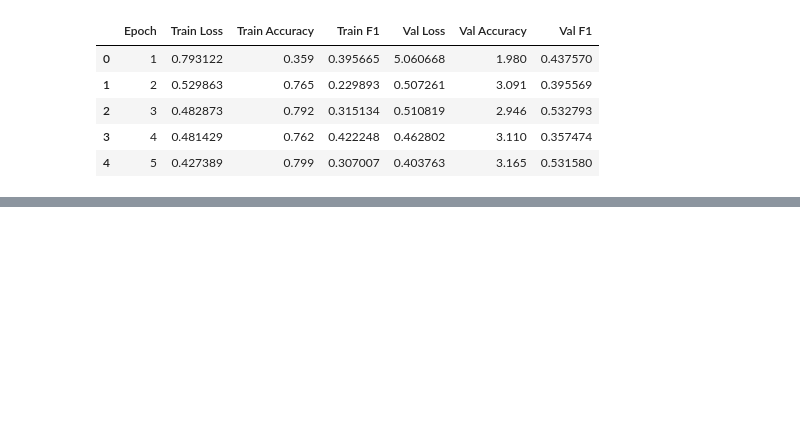
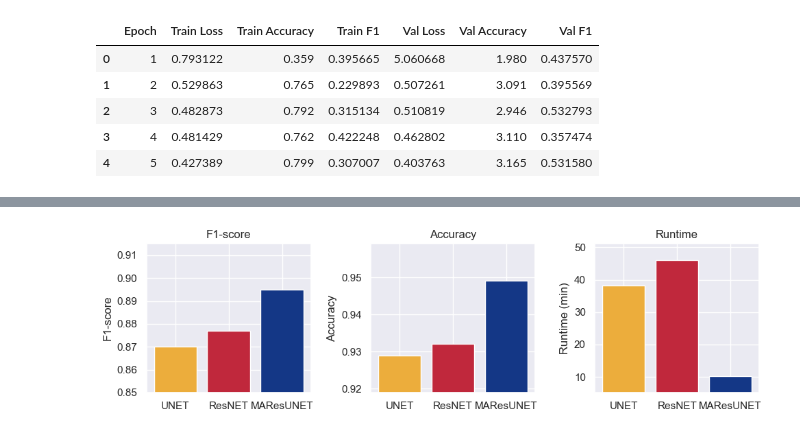
Before and after one commit to CS-433/ml-project-2-mnf, a Jupyter notebook: script/metrics_plot.ipynb, the cells around one changed output, grey strips where cells are left out. Cells and saved outputs as stored; diff of their text form; code cells hidden in the pictures; blank space fills up the shorter version.

```diff
--- a/script/metrics_plot.ipynb
+++ b/script/metrics_plot.ipynb
@@ -117,0 +120,30 @@ plt.show()
+# %%
+models = ['UNET', 'ResNET', 'MAResUNET']
+f1_scores = [0.870, 0.877, 0.895]
+accuracies = [0.929, 0.932, 0.949]
+runtimes_minutes = [38 + 13/60, 46 + 5/60, 10 + 12/60]
+
+fig, axs = plt.subplots(1, 3, figsize=(10, 3))
+
+# F1-score subplot
+axs[0].bar(models, f1_scores, color=['#ecad3c', '#c0283c', '#143786'])
+axs[0].set_ylabel('F1-score')
+axs[0].set_title('F1-score')
+axs[0].set_ylim(min(f1_scores) - 0.02, max(f1_scores) + 0.02)
+
+# Accuracy subplot
+axs[1].bar(models, accuracies, color=['#ecad3c', '#c0283c', '#143786'])
+axs[1].set_ylabel('Accuracy')
+axs[1].set_title('Accuracy')
+axs[1].set_ylim(min(accuracies) - 0.01, max(accuracies) + 0.01)
+
+# Runtime subplot
+axs[2].bar(models, runtimes_minutes, color=['#ecad3c', '#c0283c', '#143786'])
+axs[2].set_ylabel('Runtime (min)')
+axs[2].set_title('Runtime')
+axs[2].set_ylim(min(runtimes_minutes) - 5, max(runtimes_minutes) + 5)
+
+plt.tight_layout()
+plt.show()
+# %% [output]
+[figure, added]
```
Also changed, not shown: parts of 3 cells of this notebook, 4 other files.
